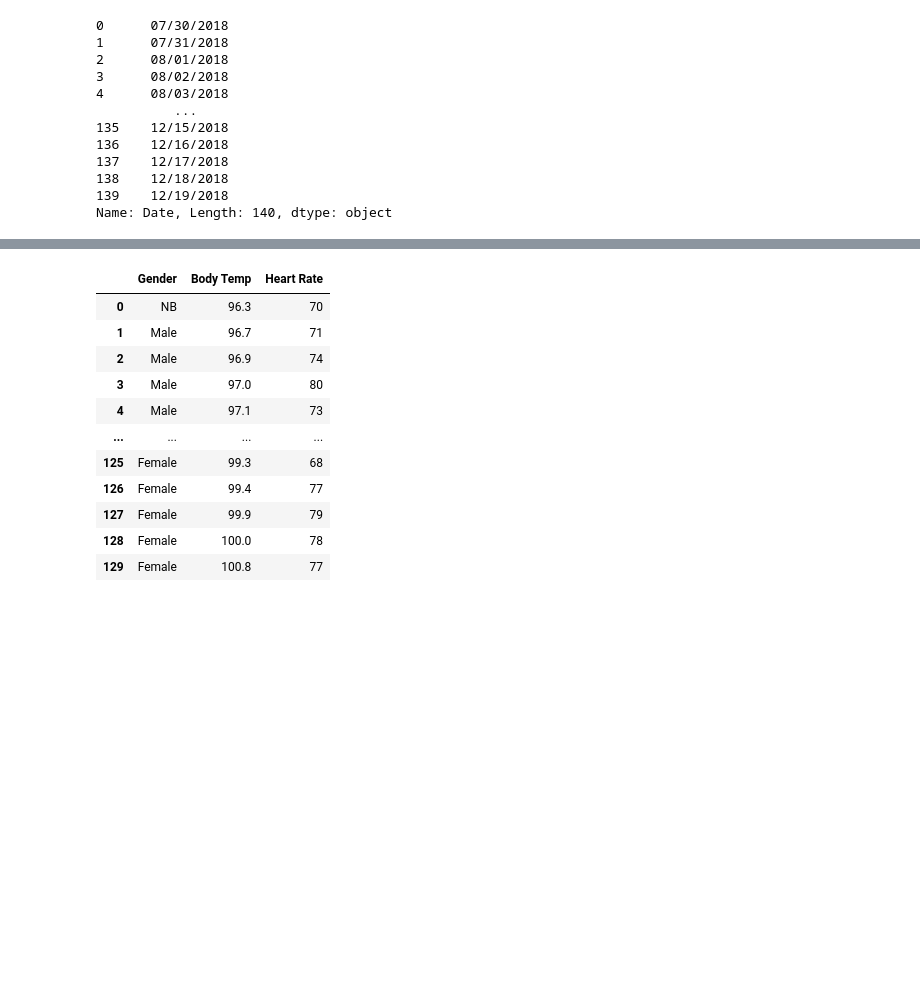
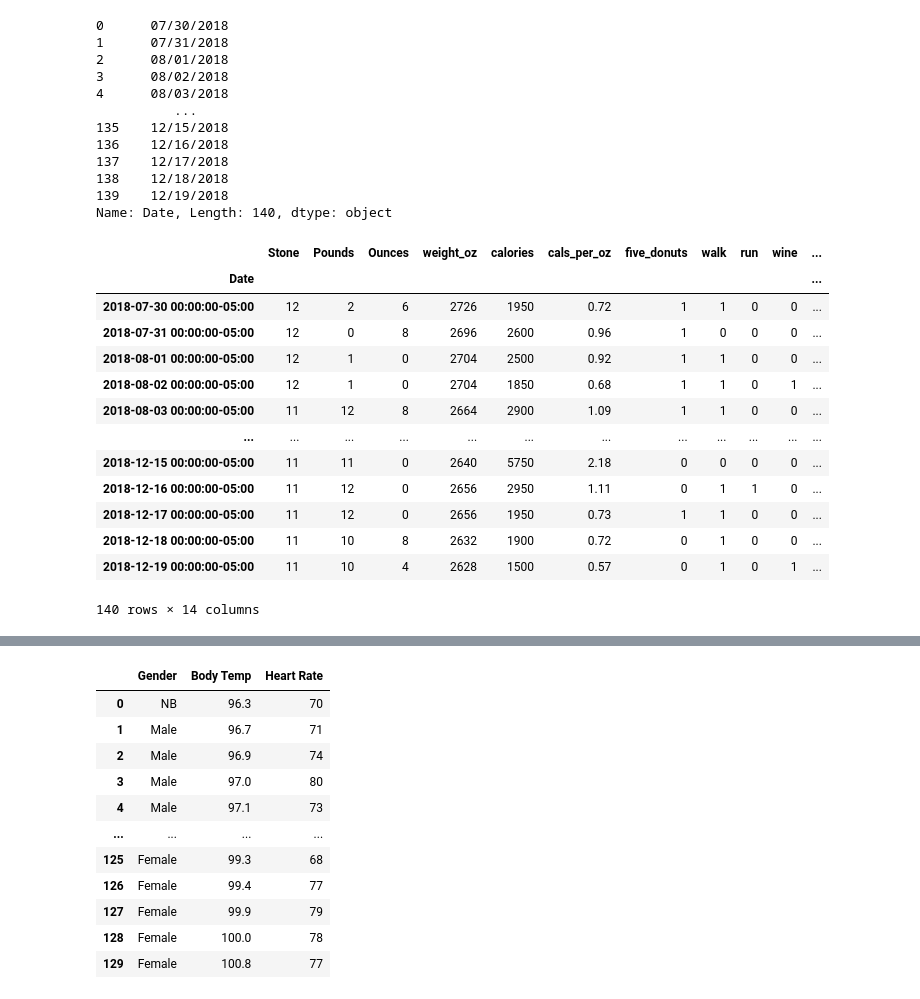
Before and after one commit to maptv/Data-Wrangling-with-Python, a Jupyter notebook: IntermediateDataWrangling/DataWranglingWithPandas/DataWranglingWithPandas-code.ipynb, the cells around one changed output, grey strips where cells are left out. Cells and saved outputs as stored; diff of their text form; code cells hidden in the pictures; blank space fills up the shorter version.

```diff
--- a/IntermediateDataWrangling/DataWranglingWithPandas/DataWranglingWithPandas-code.ipynb
+++ b/IntermediateDataWrangling/DataWranglingWithPandas/DataWranglingWithPandas-code.ipynb
@@ -860,3 +860,28 @@ diet["Date"].dt.strftime("%m/%d/%Y").sort_values()
 138    12/18/2018
 139    12/19/2018
 Name: Date, Length: 140, dtype: object
+# %%
+diet = pd.read_csv(
+    data_dir / "diet_data.csv",
+    parse_dates=["Date"],
+    index_col="Date",
+).tz_localize("UTC")
+
+diet = diet.tz_convert("EST")
+# %%
+diet
+# %% [output]
+|  | Stone | Pounds | Ounces | weight_oz | calories | cals_per_oz | five_donuts | walk | run | wine | ... |
+| Date |  |  |  |  |  |  |  |  |  |  | ... |
+| 2018-07-30 00:00:00-05:00 | 12 | 2 | 6 | 2726 | 1950 | 0.72 | 1 | 1 | 0 | 0 | ... |
+| 2018-07-31 00:00:00-05:00 | 12 | 0 | 8 | 2696 | 2600 | 0.96 | 1 | 0 | 0 | 0 | ... |
+| 2018-08-01 00:00:00-05:00 | 12 | 1 | 0 | 2704 | 2500 | 0.92 | 1 | 1 | 0 | 0 | ... |
+| 2018-08-02 00:00:00-05:00 | 12 | 1 | 0 | 2704 | 1850 | 0.68 | 1 | 1 | 0 | 1 | ... |
+| 2018-08-03 00:00:00-05:00 | 11 | 12 | 8 | 2664 | 2900 | 1.09 | 1 | 1 | 0 | 0 | ... |
+| ... | ... | ... | ... | ... | ... | ... | ... | ... | ... | ... | ... |
+| 2018-12-15 00:00:00-05:00 | 11 | 11 | 0 | 2640 | 5750 | 2.18 | 0 | 0 | 0 | 0 | ... |
+| 2018-12-16 00:00:00-05:00 | 11 | 12 | 0 | 2656 | 2950 | 1.11 | 0 | 1 | 1 | 0 | ... |
+| 2018-12-17 00:00:00-05:00 | 11 | 12 | 0 | 2656 | 1950 | 0.73 | 1 | 1 | 0 | 0 | ... |
+| 2018-12-18 00:00:00-05:00 | 11 | 10 | 8 | 2632 | 1900 | 0.72 | 0 | 1 | 0 | 0 | ... |
+| 2018-12-19 00:00:00-05:00 | 11 | 10 | 4 | 2628 | 1500 | 0.57 | 0 | 1 | 0 | 1 | ... |
+140 rows × 14 columns
```
Also changed, not shown: parts of 9 cells of this notebook.
